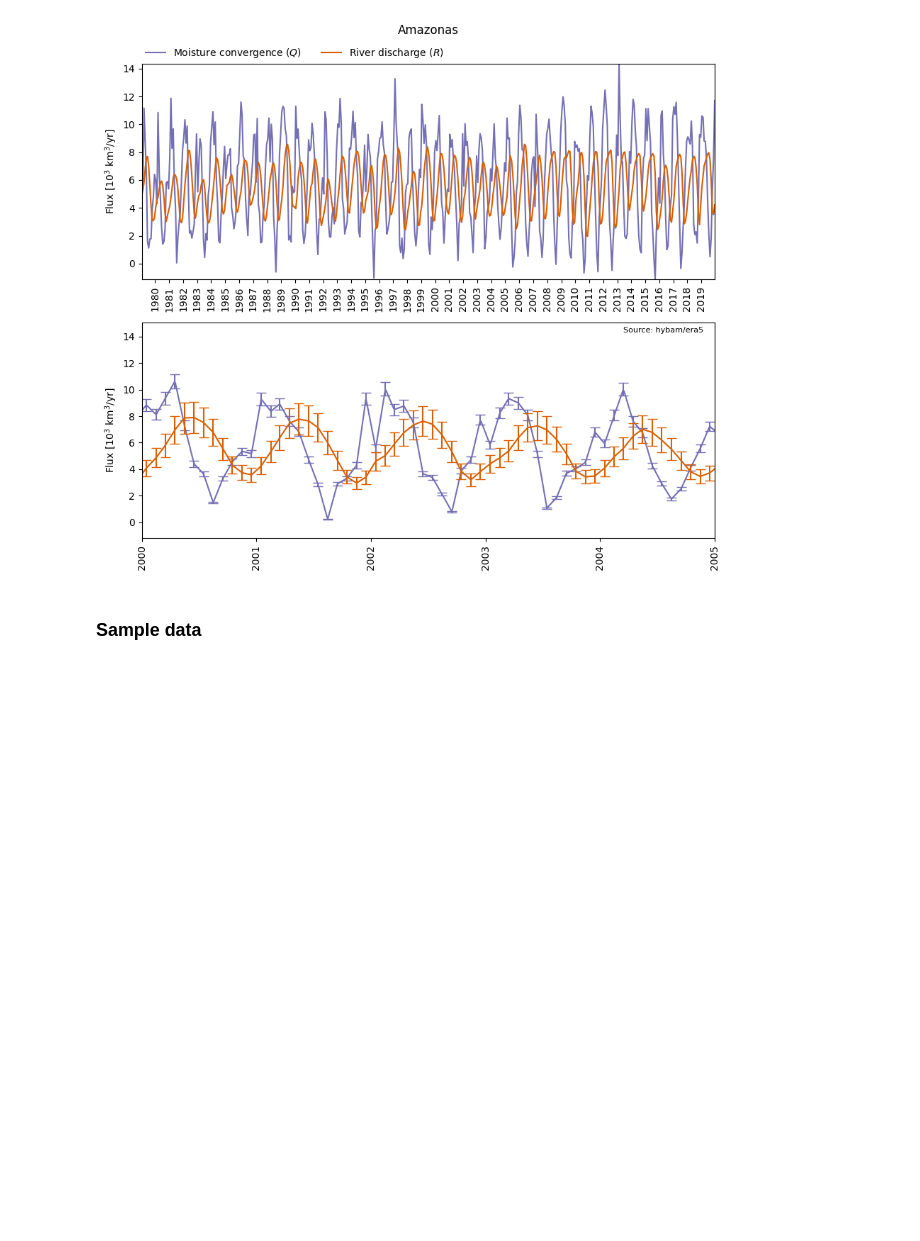
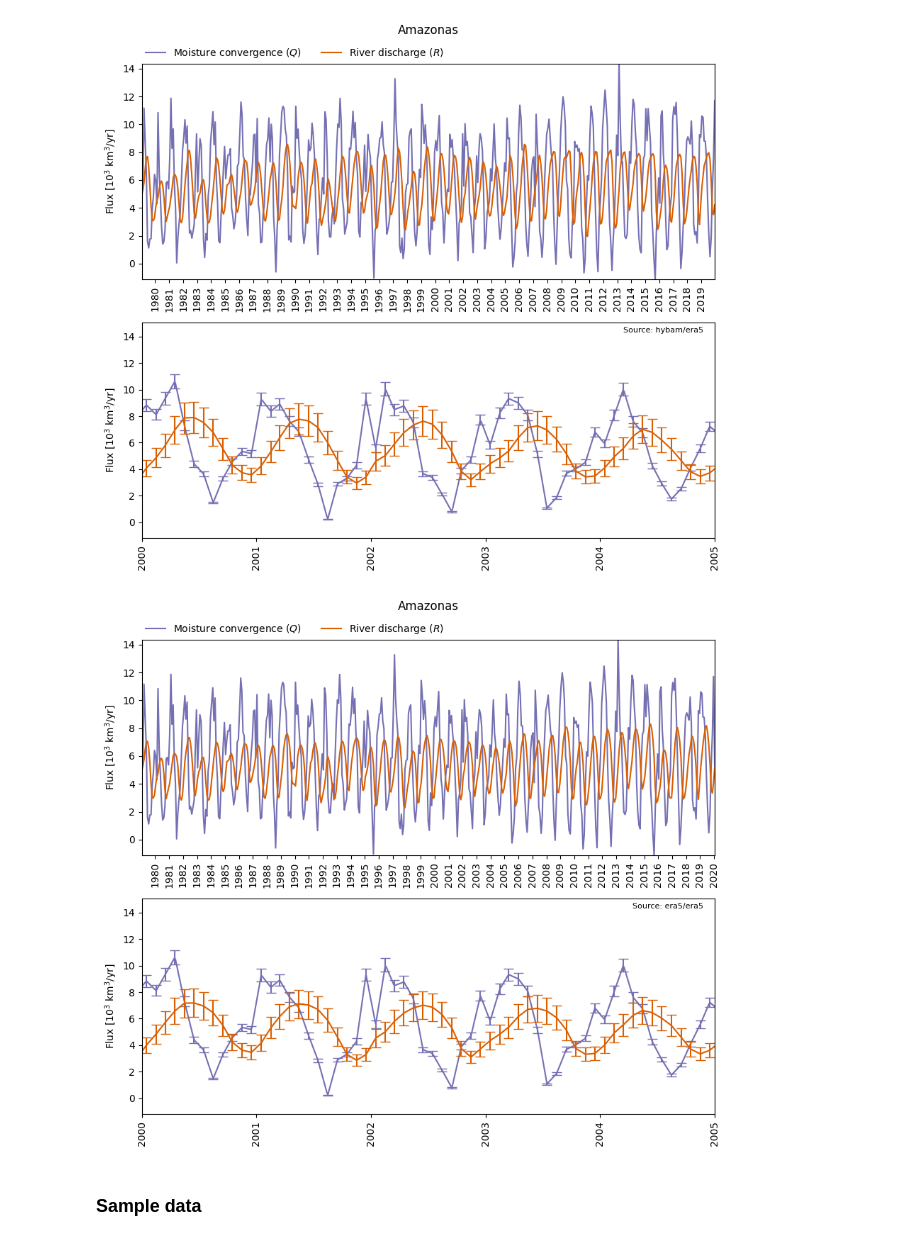
Before and after one commit to seap-udea/pylar, a Jupyter notebook: tutorials/pylar-quickstart.ipynb, the cells around one changed output. Saved outputs shown, nothing was run; the diff lists cells and outputs as text; code cells hidden in the pictures; blank space fills up the shorter version.

```diff
--- a/tutorials/pylar-quickstart.ipynb
+++ b/tutorials/pylar-quickstart.ipynb
@@ -60,4 +71,8 @@ Once loaded you may plot the time-series of the convergence and discharge data s
 fig = amazonas.plot_basin_series()
 # %% [output]
 [figure]
+# %%
+fig = amazonas.plot_basin_series()
+# %% [output]
+[figure, added]
 # %%
```
Also changed, not shown: parts of 3 cells of this notebook, 3 other files.
